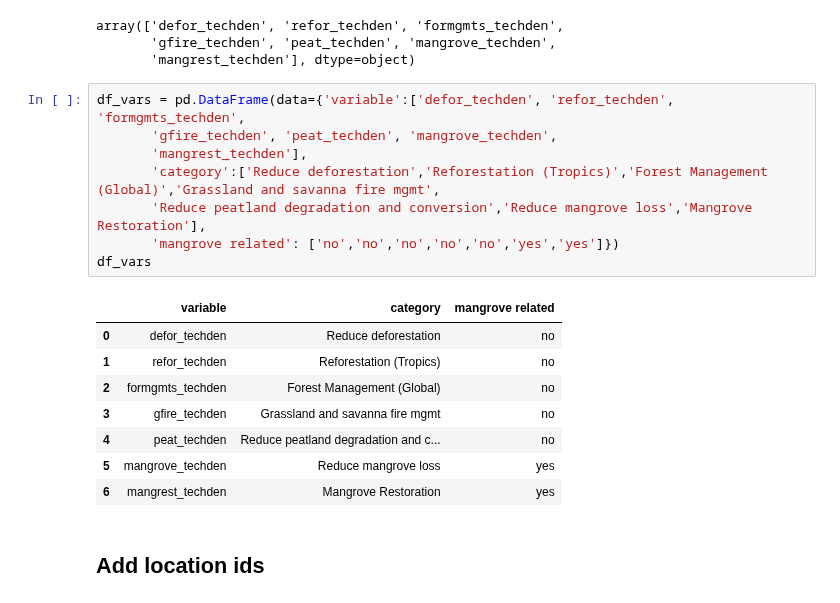
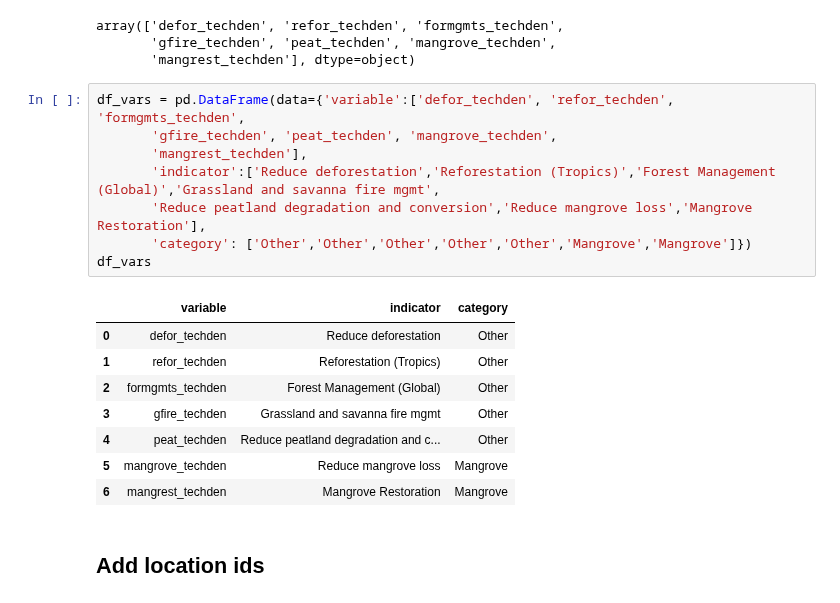
Before and after one commit to Vizzuality/mangrove-atlas, a Jupyter notebook: data/notebooks/Lab/data_processing/widgets-v2/mitigation_widget.ipynb, the cells around one changed output. Saved outputs shown, nothing was run; the diff lists cells and outputs as text.

```diff
--- a/data/notebooks/Lab/data_processing/widgets-v2/mitigation_widget.ipynb
+++ b/data/notebooks/Lab/data_processing/widgets-v2/mitigation_widget.ipynb
@@ -41,20 +50,20 @@ array(['defor_techden', 'refor_techden', 'formgmts_techden',
 # %%
 df_vars = pd.DataFrame(data={'variable':['defor_techden', 'refor_techden', 'formgmts_techden',
        'gfire_techden', 'peat_techden', 'mangrove_techden',
        'mangrest_techden'],
-       'category':['Reduce deforestation','Reforestation (Tropics)','Forest Management (Global)','Grassland and savanna fire mgmt',
+       'indicator':['Reduce deforestation','Reforestation (Tropics)','Forest Management (Global)','Grassland and savanna fire mgmt',
        'Reduce peatland degradation and conversion','Reduce mangrove loss','Mangrove Restoration'],
-       'mangrove related': ['no','no','no','no','no','yes','yes']})
+       'category': ['Other','Other','Other','Other','Other','Mangrove','Mangrove']})
 df_vars
 # %% [output]
-|  | variable | category | mangrove related |
-| 0 | defor_techden | Reduce deforestation | no |
-| 1 | refor_techden | Reforestation (Tropics) | no |
-| 2 | formgmts_techden | Forest Management (Global) | no |
-| 3 | gfire_techden | Grassland and savanna fire mgmt | no |
-| 4 | peat_techden | Reduce peatland degradation and c... | no |
-| 5 | mangrove_techden | Reduce mangrove loss | yes |
-| 6 | mangrest_techden | Mangrove Restoration | yes |
+|  | variable | indicator | category |
+| 0 | defor_techden | Reduce deforestation | Other |
+| 1 | refor_techden | Reforestation (Tropics) | Other |
+| 2 | formgmts_techden | Forest Management (Global) | Other |
+| 3 | gfire_techden | Grassland and savanna fire mgmt | Other |
+| 4 | peat_techden | Reduce peatland degradation and c... | Other |
+| 5 | mangrove_techden | Reduce mangrove loss | Mangrove |
+| 6 | mangrest_techden | Mangrove Restoration | Mangrove |
 # %% [markdown]
 ## Add location ids
 # %%
```
Also changed, not shown: parts of 12 cells of this notebook.
